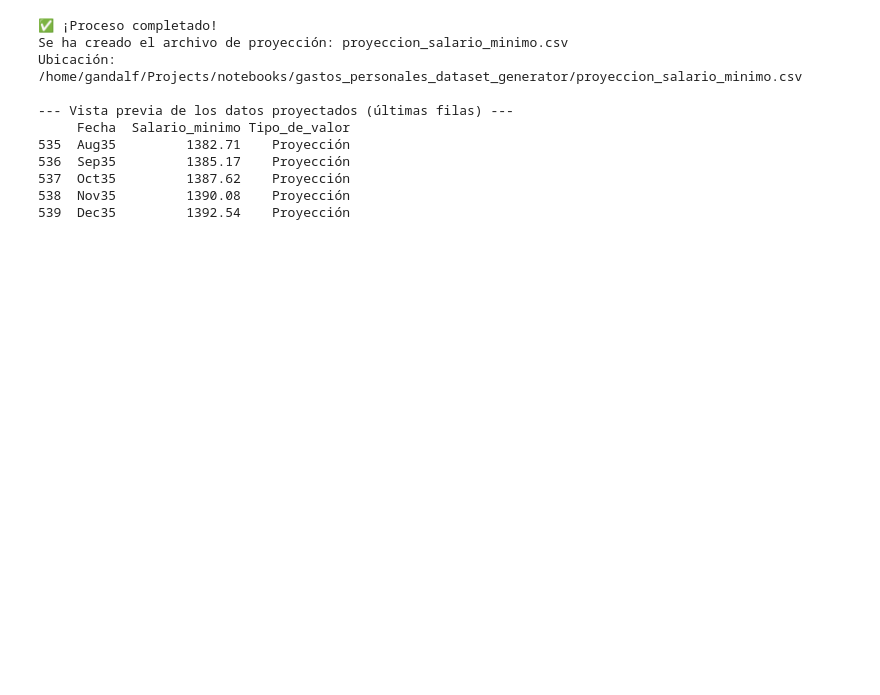
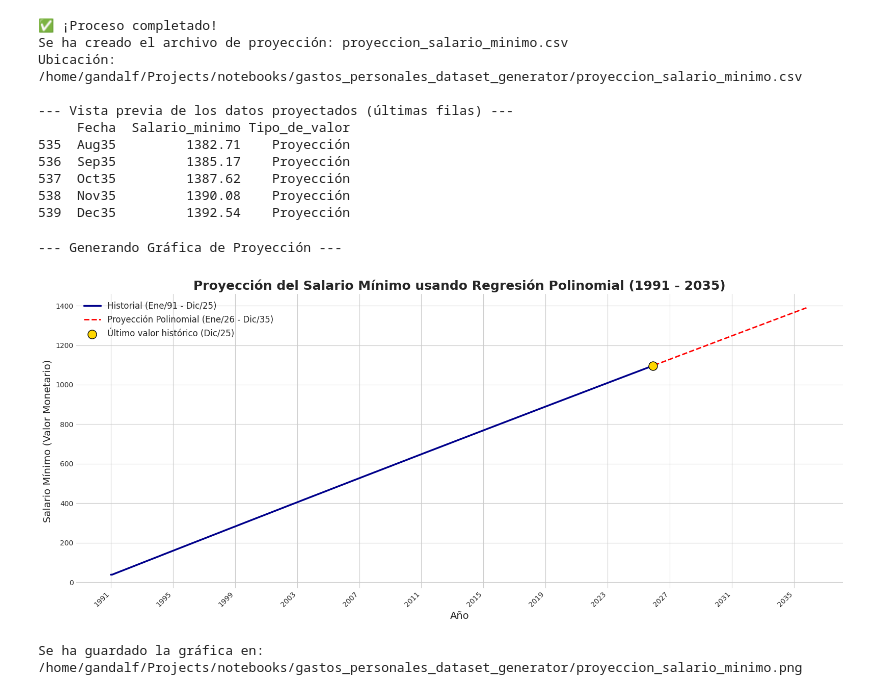
Before and after one commit to LuisCRicci/gastos_personales_dataset_generator, a Jupyter notebook: generator.ipynb, the cells around one changed output. Saved outputs shown, nothing was run; the diff lists cells and outputs as text; code cells hidden in the pictures; blank space fills up the shorter version.

Commit message:
Genracion de dataset sintetico final

```diff
--- a/generator.ipynb
+++ b/generator.ipynb
@@ -179,7 +183,7 @@ Ubicación: /home/gandalf/Projects/notebooks/gastos_personales_dataset_generator
 print("\n--- Generando Gráfica de Proyección ---")
 
 # Convertir la columna de fecha a formato numérico (para el eje X)
-df_final['Mes_Num'] = df_final['Fecha_dt'].apply(lambda x: x.toordinal())
+df_final = df_proyeccion[['Fecha_dt', 'Fecha', 'Salario_minimo_proyectado', 'Tipo_de_valor']].rename(columns={'Salario_minimo_proyectado': 'Salario_minimo'})
 
 # Definir los datos históricos y de proyección
 df_historial = df_final[df_final['Tipo_de_valor'] == 'Historial']
@@ -214,30 +218,34 @@ plt.scatter(
     df_punto_corte['Fecha_dt'],
     df_punto_corte['Salario_minimo'],
     color='gold',
     edgecolor='black',
     s=150,
     zorder=5,
     label='Último valor histórico (Dic/25)'
 )
 
 # 4. Añadir Títulos y Etiquetas
 plt.title('Proyección del Salario Mínimo usando Regresión Polinomial (1991 - 2035)', fontsize=18, fontweight='bold')
 plt.xlabel('Año', fontsize=14)
 plt.ylabel('Salario Mínimo (Valor Monetario)', fontsize=14)
 plt.legend(loc='upper left', fontsize=12)
 plt.xticks(rotation=45, ha='right')
 
 # 5. Formato del Eje X (Mostrar solo una selección de años para claridad)
 # Seleccionar fechas representativas cada 4 años
 fechas_ticks = pd.to_datetime([f'{y}-01-01' for y in range(1991, 2036, 4)])
 plt.gca().set_xticks(fechas_ticks)
 plt.gca().set_xticklabels([f.strftime('%Y') for f in fechas_ticks])
 
 
 # 6. Guardar y Mostrar la gráfica
 plt.tight_layout()
 ruta_grafica = os.path.join(directorio_actual, 'proyeccion_salario_minimo.png')
 plt.savefig(ruta_grafica)
 plt.show()
 
 print(f"Se ha guardado la gráfica en: {ruta_grafica}")
+# %% [output]
+--- Generando Gráfica de Proyección ---
+[figure, added]
+Se ha guardado la gráfica en: /home/gandalf/Projects/notebooks/gastos_personales_dataset_generator/proyeccion_salario_minimo.png
```
Also changed, not shown: parts of 20 cells of this notebook, 6 other files.
